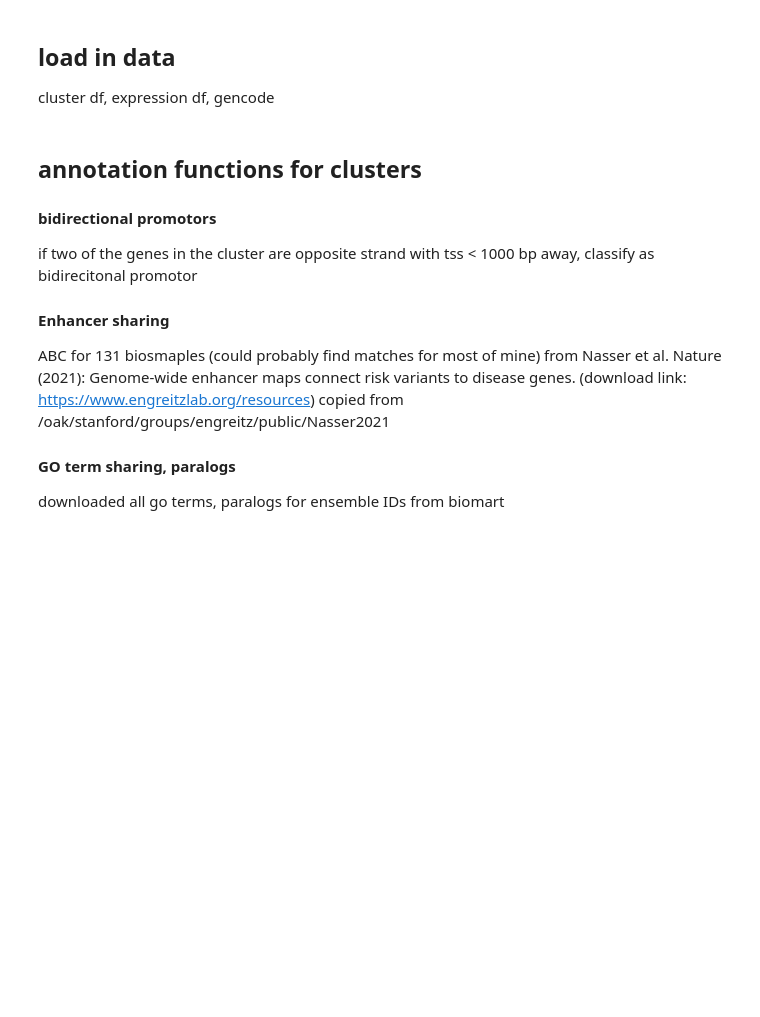
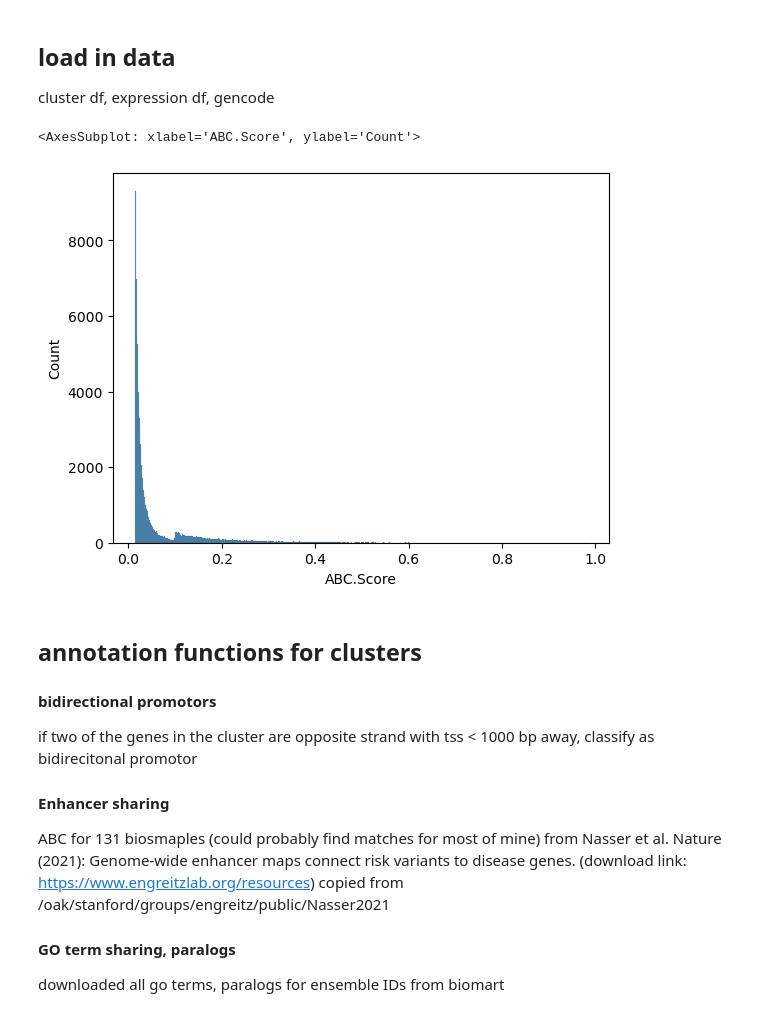
Before and after one commit to kal26/pcqtls, a Jupyter notebook: workflow/notebooks/cluster_analysis/cluster_annotation.ipynb, the cells around one changed output. Cells and saved outputs as stored; diff of their text form; code cells hidden in the pictures; blank space fills up the shorter version.

```diff
--- a/workflow/notebooks/cluster_analysis/cluster_annotation.ipynb
+++ b/workflow/notebooks/cluster_analysis/cluster_annotation.ipynb
@@ -118,3 +119,8 @@ gene_enhancer_df.set_index('transcript_id', inplace=True)
+# %%
+sns.histplot(abc_df, x='ABC.Score')
+# %% [output]
+<AxesSubplot: xlabel='ABC.Score', ylabel='Count'>
+[figure, added]
 # %%
 # load in paralogs
 paralog_df = pd.read_csv(f'{prefix}/data/references/functional_annotations/paralogs_biomart_ensembl97.tsv.gz', sep='\t')
```
Also changed, not shown: parts of 19 cells of this notebook.
